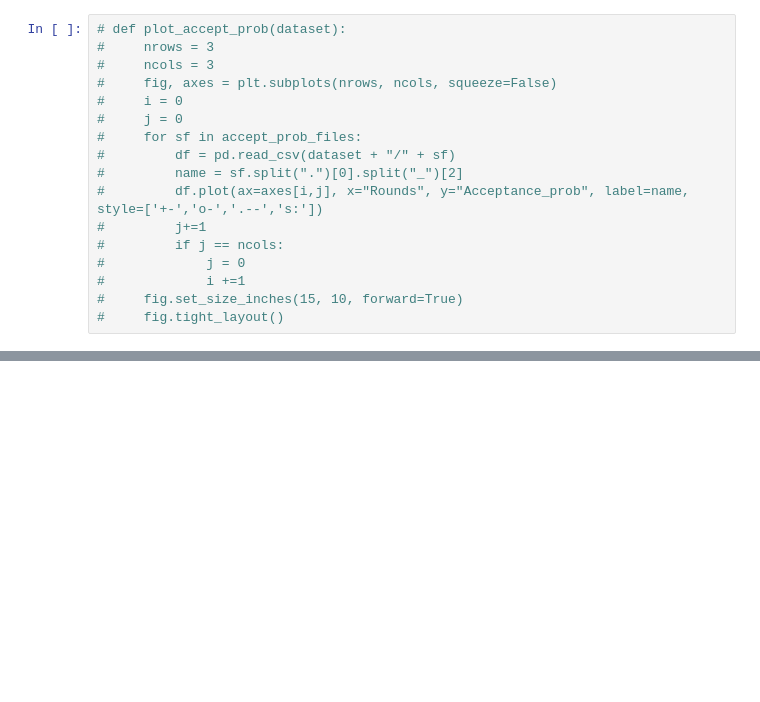
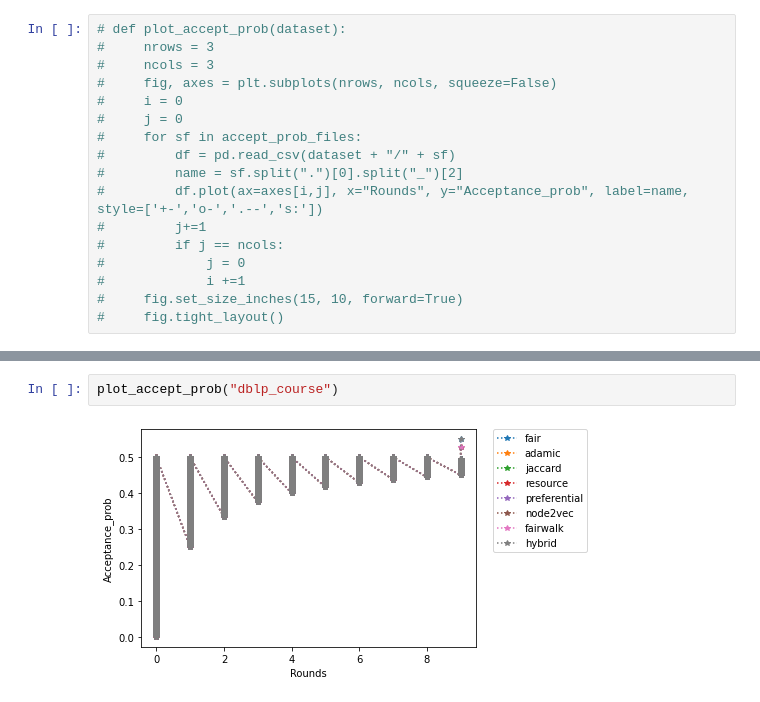
Before and after one commit to SotirisTsioutsiouliklis/FairRec, a Jupyter notebook: Code/ExperimentScripts/Plots.ipynb, the cells around one changed output, grey strips where cells are left out. Cells and saved outputs as stored; diff of their text form; blank space fills up the shorter version.

```diff
--- a/Code/ExperimentScripts/Plots.ipynb
+++ b/Code/ExperimentScripts/Plots.ipynb
@@ -84,0 +85,4 @@ plot_accept_prob("books")
+# %%
+plot_accept_prob("dblp_course")
+# %% [output]
+[figure, added]
```
Also changed, not shown: parts of 8 cells of this notebook.
